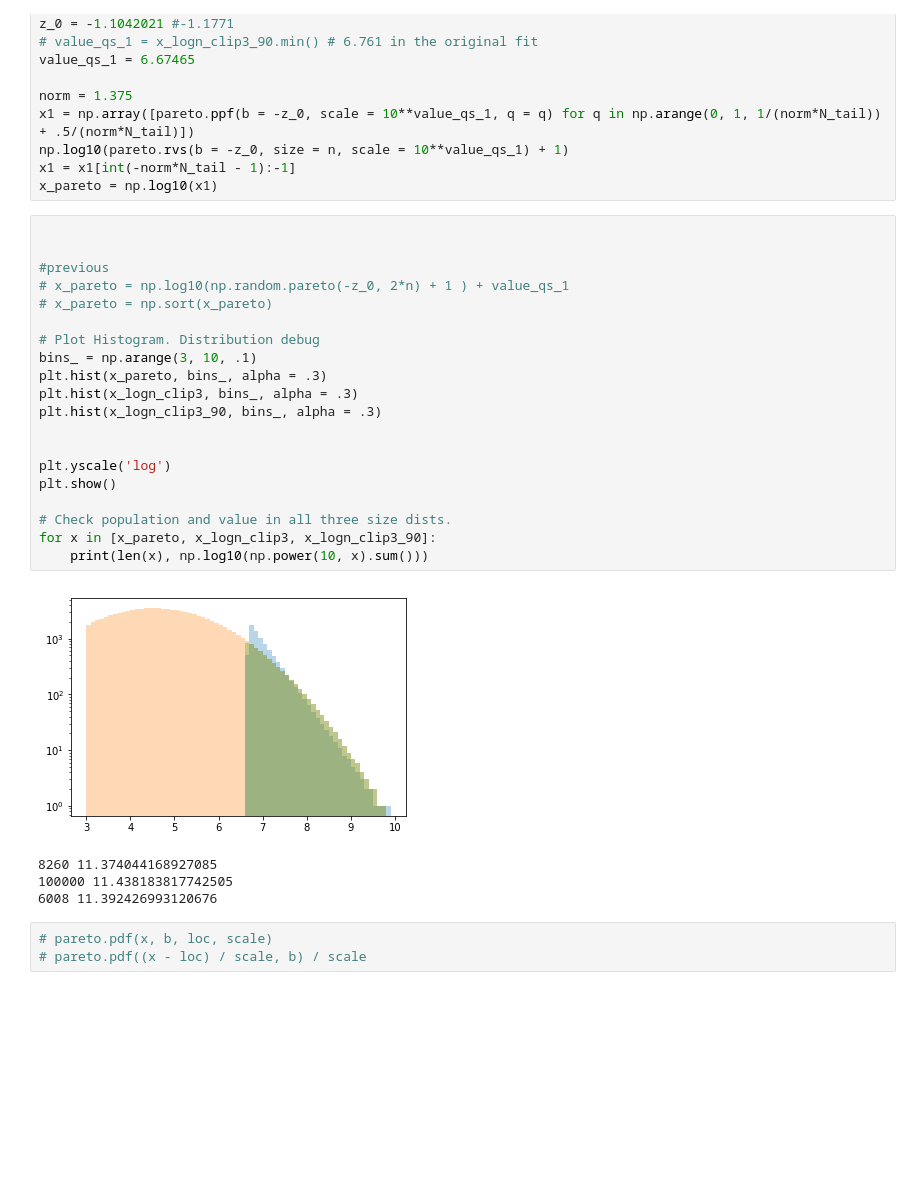
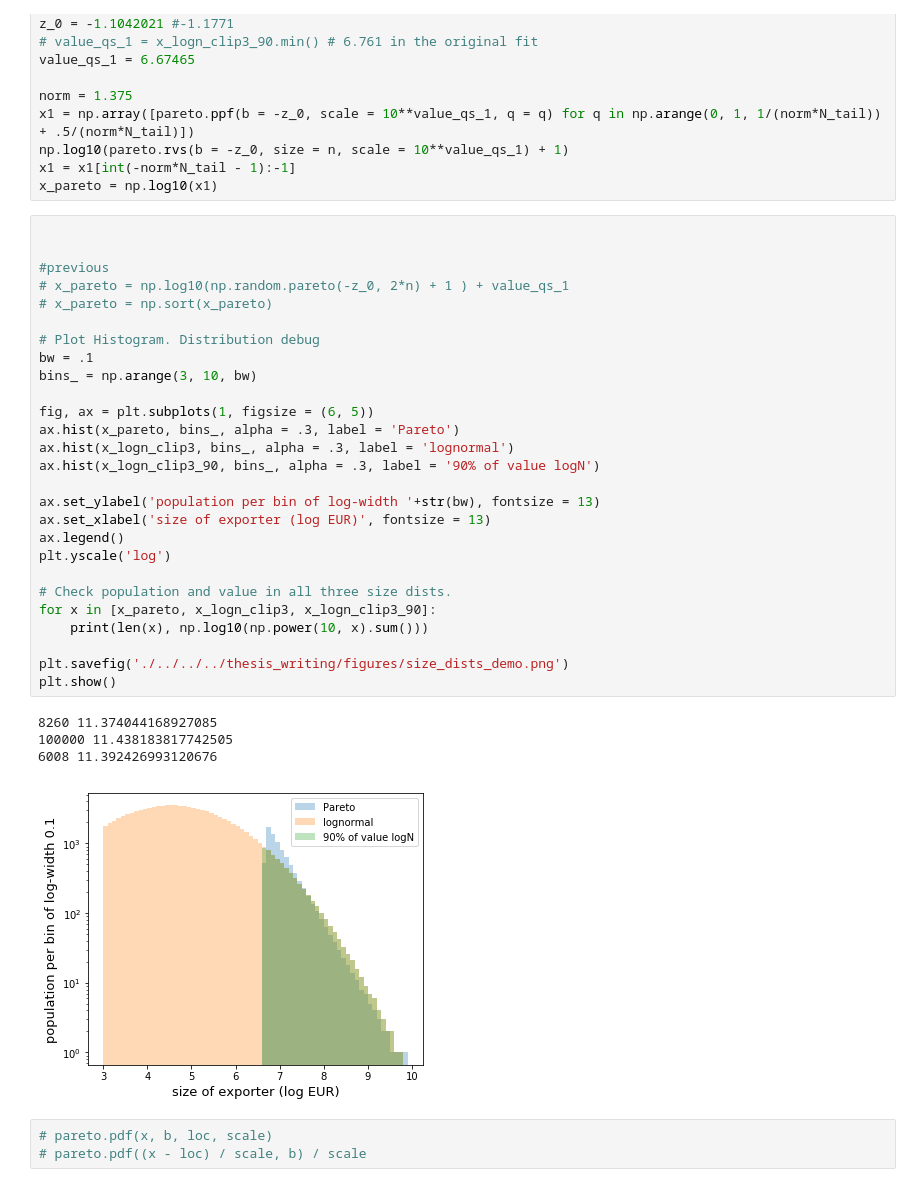
Before and after one commit to matuteiglesias/French_exports_bkp, a Jupyter notebook: code/notebooks/Quantile Simulations.ipynb, the cells around one changed output. Cells and saved outputs as stored; diff of their text form; blank space fills up the shorter version.

```diff
--- a/code/notebooks/Quantile Simulations.ipynb
+++ b/code/notebooks/Quantile Simulations.ipynb
@@ -91,28 +91,35 @@ x_pareto = np.log10(x1)
 # %%
 
 
 #previous
 # x_pareto = np.log10(np.random.pareto(-z_0, 2*n) + 1 ) + value_qs_1
 # x_pareto = np.sort(x_pareto)
 
 # Plot Histogram. Distribution debug
-bins_ = np.arange(3, 10, .1)
-plt.hist(x_pareto, bins_, alpha = .3)
-plt.hist(x_logn_clip3, bins_, alpha = .3)
-plt.hist(x_logn_clip3_90, bins_, alpha = .3)
+bw = .1
+bins_ = np.arange(3, 10, bw)
 
+fig, ax = plt.subplots(1, figsize = (6, 5))
+ax.hist(x_pareto, bins_, alpha = .3, label = 'Pareto')
+ax.hist(x_logn_clip3, bins_, alpha = .3, label = 'lognormal')
+ax.hist(x_logn_clip3_90, bins_, alpha = .3, label = '90% of value logN')
 
+ax.set_ylabel('population per bin of log-width '+str(bw), fontsize = 13)
+ax.set_xlabel('size of exporter (log EUR)', fontsize = 13)
+ax.legend()
 plt.yscale('log')
-plt.show()
 
 # Check population and value in all three size dists.
 for x in [x_pareto, x_logn_clip3, x_logn_clip3_90]:
     print(len(x), np.log10(np.power(10, x).sum()))
+
+plt.savefig('./../../../thesis_writing/figures/size_dists_demo.png')
+plt.show()
 # %% [output]
+8260 11.374044168927085
+100000 11.438183817742505
+6008 11.392426993120676
-[figure, old version]
+[figure, new version]
-8260 11.374044168927085
-100000 11.438183817742505
-6008 11.392426993120676
 # %%
 # pareto.pdf(x, b, loc, scale)
 # pareto.pdf((x - loc) / scale, b) / scale
```
Also changed, not shown: parts of 6 cells of this notebook.
